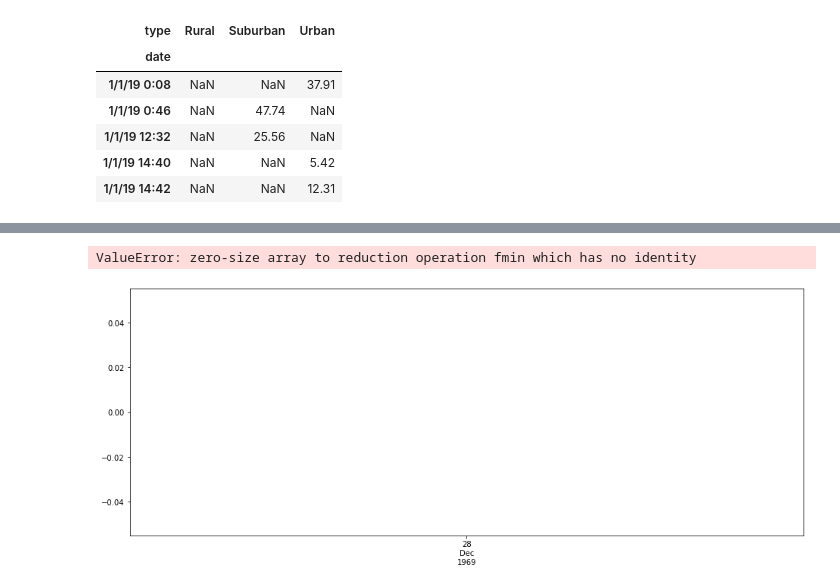
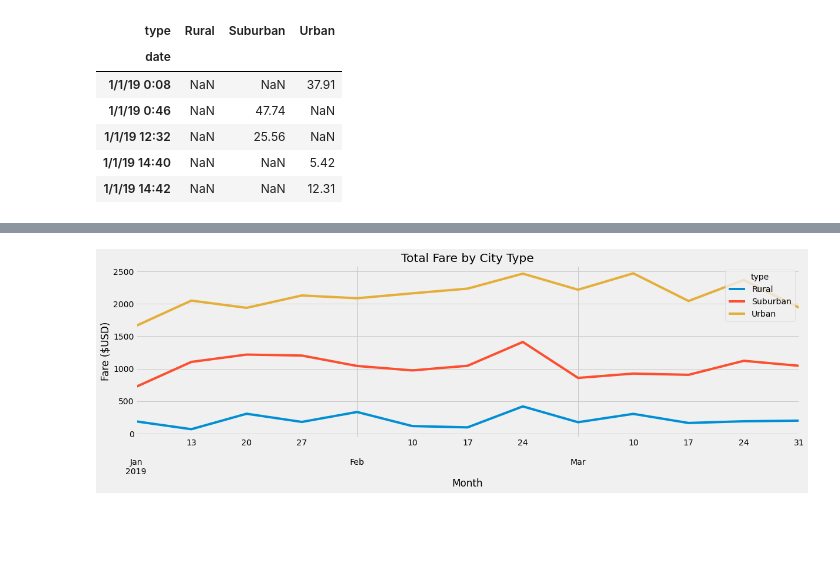
Before and after one commit to Kelcon86/PyBer_Analysis, a Jupyter notebook: PyBer_Challenge.ipynb, the cells around one changed output, grey strips where cells are left out. Saved outputs shown, nothing was run; the diff lists cells and outputs as text; code cells hidden in the pictures; blank space fills up the shorter version.

```diff
--- a/PyBer_Challenge.ipynb
+++ b/PyBer_Challenge.ipynb
@@ -165,8 +165,8 @@ total_fare_per_date_df.head()
 # %%
 # 4. Create a pivot table with the 'date' as the index, the columns ='type', and values='fare'
 # to get the total fares for each type of city by the date.
-total_fare_per_date_pivot = total_fare_per_date_df.pivot(index="date", columns="type", values="fare")
-total_fare_per_date_pivot.head()
+fare_by_city_date_df = fare_by_city_date_df.pivot(index='date',columns='type', values='fare')
+fare_by_city_date_df.head()
 # %% [output]
 | type | Rural | Suburban | Urban |
 | date |  |  |  |
@@ -177,8 +177,8 @@ total_fare_per_date_pivot.head()
 | 1/1/19 14:42 | NaN | NaN | 12.31 |
 # %%
 # 5. Create a new DataFrame from the pivot table DataFrame using loc on the given dates, '2019-01-01':'2019-04-29'.
-filtered_fare_date_df = total_fare_per_date_pivot.loc['2019-01-01':'2019-04-29']
-filtered_fare_date_df.head()
+fare_dates_df = fare_by_city_date_df.loc['1-1-19':'4-29-19']
+fare_dates_df
 # %% [output]
 | type | Rural | Suburban | Urban |
 | date |  |  |  |
@@ -185,8 +197,10 @@ filtered_fare_date_df.head()
 # %%
 # 6. Set the "date" index to datetime datatype. This is necessary to use the resample() method in Step 8.
 # df.index = pd.to_datetime(df.index)
-filtered_fare_date_df.index = pd.to_datetime(filtered_fare_date_df.index)
-filtered_fare_date_df.head()
+type(fare_dates_df.index)
+
+fare_dates_df.index = pd.to_datetime(fare_dates_df.index)
+fare_dates_df.head()
 # %% [output]
 | type | Rural | Suburban | Urban |
 | date |  |  |  |
@@ -207,7 +226,7 @@ memory usage: 0.0 bytes
 # %%
 # 8. Create a new DataFrame using the "resample()" function by week 'W' and get the sum of the fares for each week.
-sum_fares_per_week_df = filtered_fare_date_df.resample("W").sum()
-sum_fares_per_week_df.head(10)
+fare_dates_df = fare_dates_df.resample('W').sum()
+fare_dates_df
 # %% [output]
 | type | Rural | Suburban | Urban |
 | date |  |  |  |
@@ -214,16 +246,14 @@ sum_fares_per_week_df.head(10)
 # %%
 # 8. Using the object-oriented interface method, plot the resample DataFrame using the df.plot() function.
 # Import the style from Matplotlib.
 from matplotlib import style
-# Use object-oriented interface method and df.pot() method
-ax = sum_fares_per_week_df.plot(figsize=(16,6))
-ax.plot()
-ax.set_title('Total Fare by City Type')
-ax.set_ylabel('Fare ($USD)')
-ax.set_xlabel('2019 by Months')
 # Use the graph style fivethirtyeight.
-plt.savefig("analysis/PyBer_fare_summary.png")
-plt.show()
+style.use('fivethirtyeight')
+
+fare_dates_df.plot(figsize=(18,5))
+plt.xlabel('Month')
+plt.ylabel('Fare ($USD)')
+plt.title('Total Fare by City Type')
+plt.savefig('analysis/Pyber_fare_summary.png');
 # %% [output]
-ValueError: zero-size array to reduction operation fmin which has no identity
-[figure, old version]
+[figure, new version]
```
Also changed, not shown: parts of 6 cells of this notebook, 2 other files.
